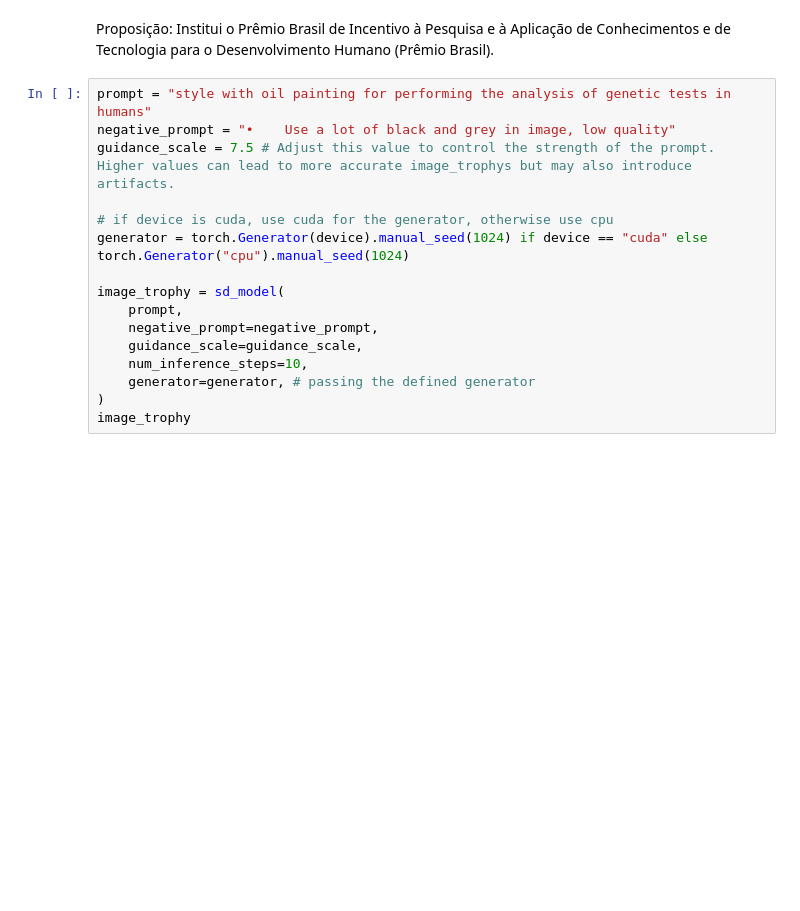
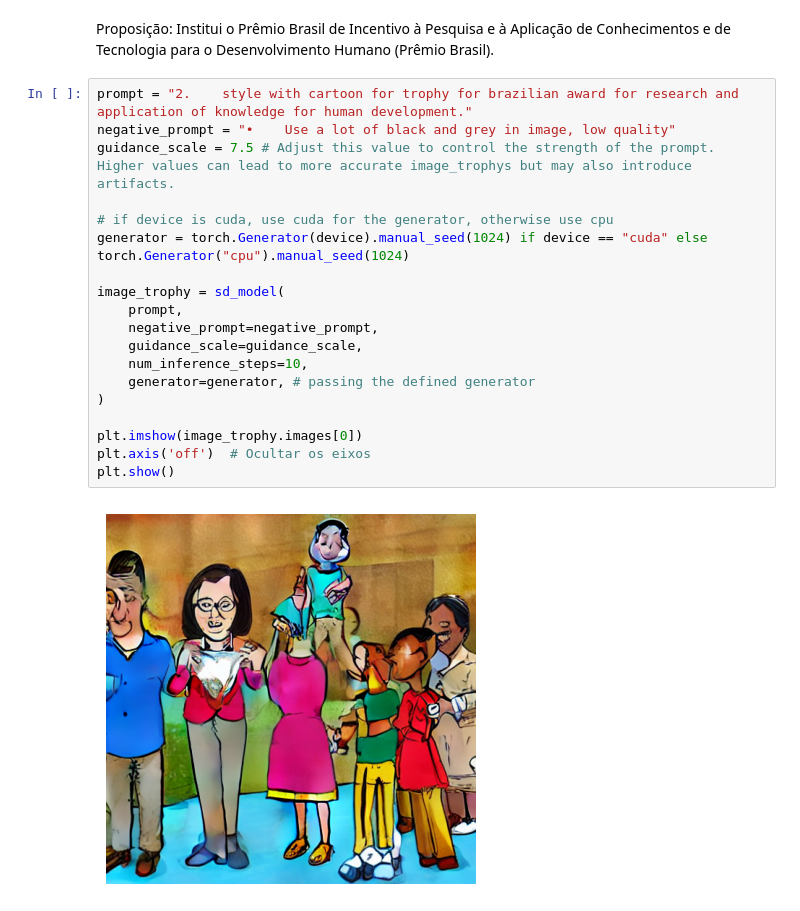
Before and after one commit to Matheus-Stichtenoth/dr4_at, a Jupyter notebook: Matheus_Stichtenoth_DR4_AT_Imagens.ipynb, the cells around one changed output. Cells and saved outputs as stored; diff of their text form; blank space fills up the shorter version.

```diff
--- a/Matheus_Stichtenoth_DR4_AT_Imagens.ipynb
+++ b/Matheus_Stichtenoth_DR4_AT_Imagens.ipynb
@@ -77,18 +82,23 @@ image
 # %% [markdown]
 Proposição: Institui o Prêmio Brasil de Incentivo à Pesquisa e à Aplicação de Conhecimentos e de Tecnologia para o Desenvolvimento Humano (Prêmio Brasil).
 # %%
-prompt = "style with oil painting for performing the analysis of genetic tests in humans"
+prompt = "2.	style with cartoon for trophy for brazilian award for research and application of knowledge for human development."
 negative_prompt = "•	Use a lot of black and grey in image, low quality"
 guidance_scale = 7.5 # Adjust this value to control the strength of the prompt. Higher values can lead to more accurate image_trophys but may also introduce artifacts.
 
 # if device is cuda, use cuda for the generator, otherwise use cpu
 generator = torch.Generator(device).manual_seed(1024) if device == "cuda" else torch.Generator("cpu").manual_seed(1024)
 
 image_trophy = sd_model(
     prompt,
     negative_prompt=negative_prompt,
     guidance_scale=guidance_scale,
     num_inference_steps=10,
     generator=generator, # passing the defined generator
 )
-image_trophy
+
+plt.imshow(image_trophy.images[0])
+plt.axis('off')  # Ocultar os eixos
+plt.show()
+# %% [output]
+[figure, added]
```
Also changed, not shown: parts of 4 cells of this notebook.
